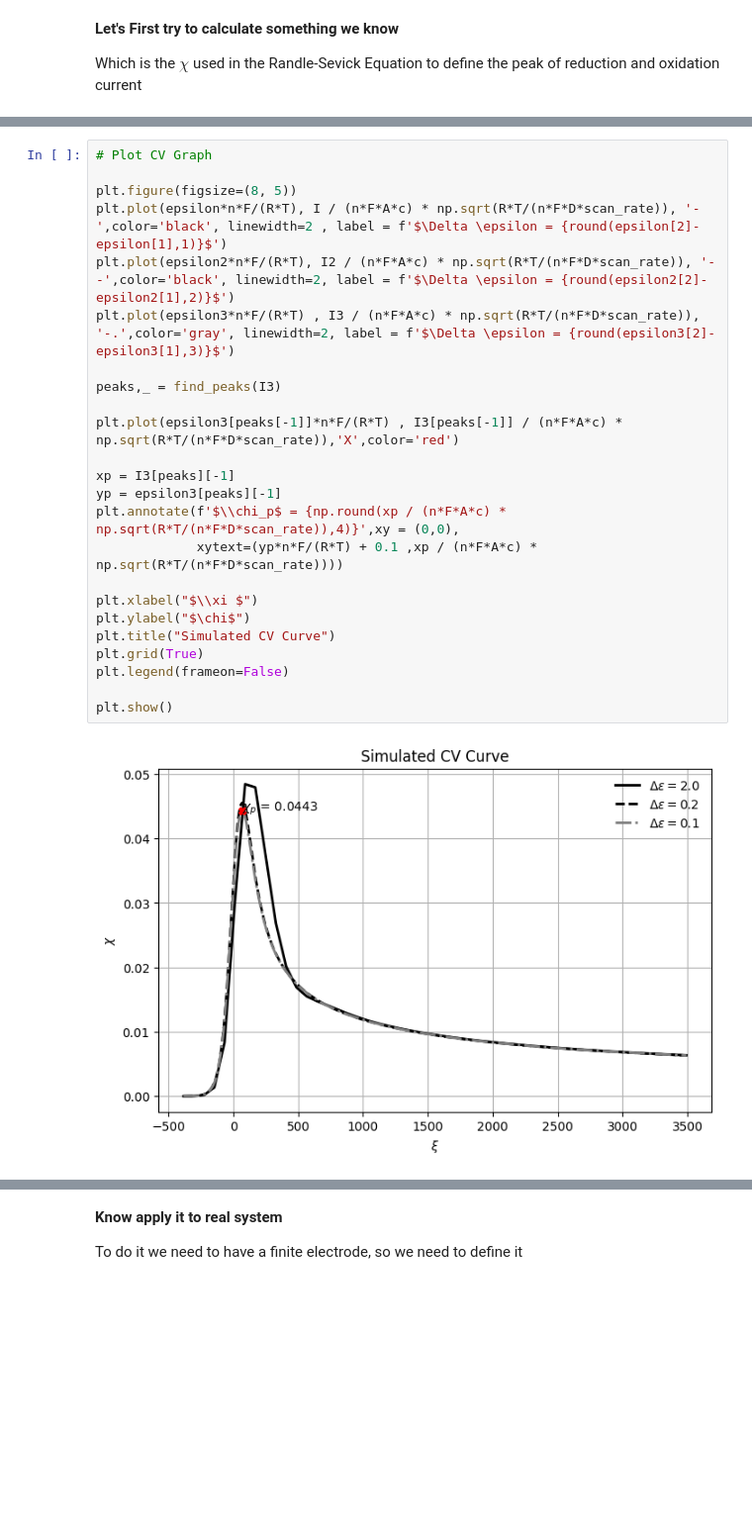
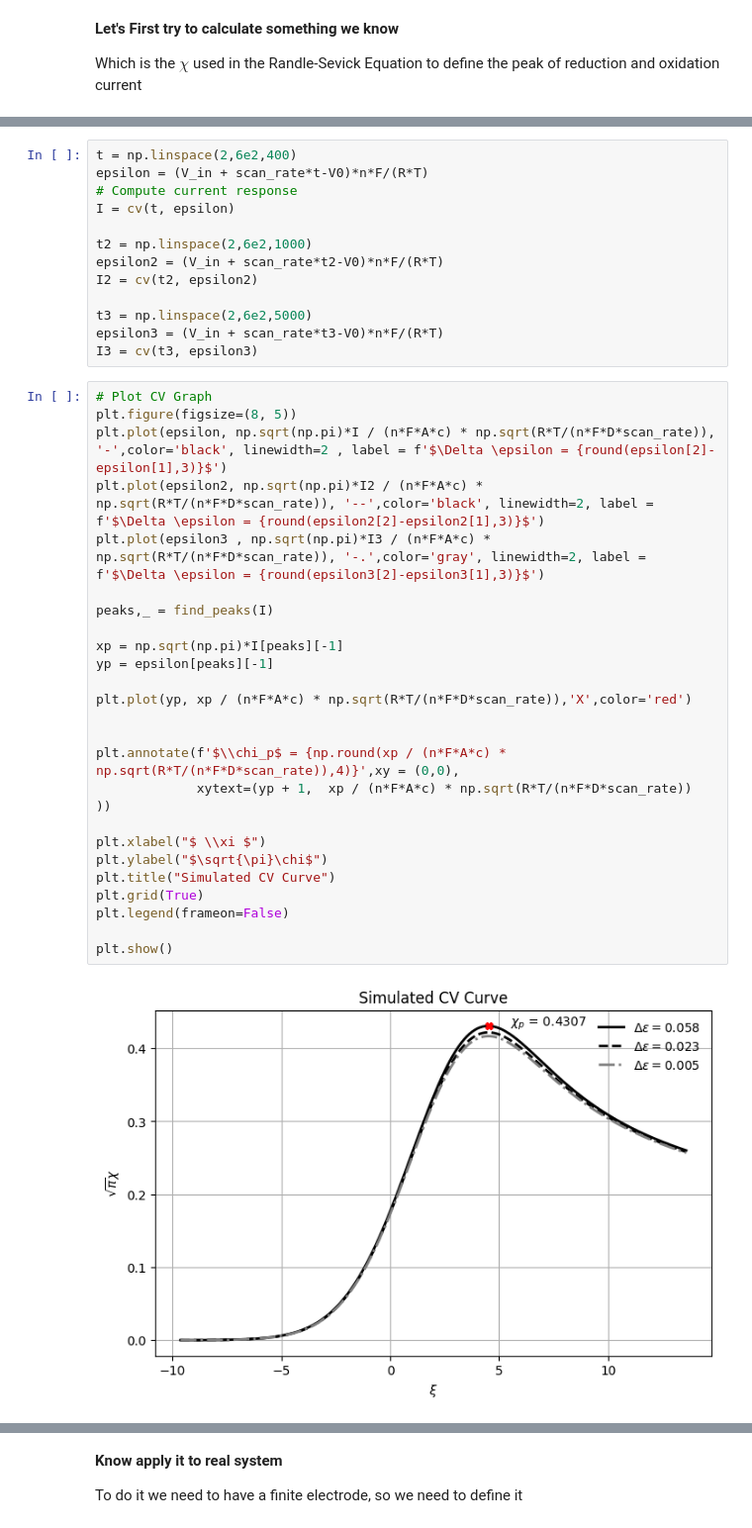
Before and after one commit to PassosSouza/LabsEletroquimica, a Jupyter notebook: Laboratorio 1/Cyclic Voltammetry - From paper.ipynb, the cells around one changed output, grey strips where cells are left out. Shown: that part at 99% size. Drawn from its saved outputs; the diff is of its cells as text; blank space fills up the shorter version.

```diff
--- a/Laboratorio 1/Cyclic Voltammetry - From paper.ipynb
+++ b/Laboratorio 1/Cyclic Voltammetry - From paper.ipynb
@@ -274,26 +277,40 @@ I3 = cv(t3, epsilon3)
+# %%
+t = np.linspace(2,6e2,400)
+epsilon = (V_in + scan_rate*t-V0)*n*F/(R*T)
+# Compute current response
+I = cv(t, epsilon)
+
+t2 = np.linspace(2,6e2,1000)
+epsilon2 = (V_in + scan_rate*t2-V0)*n*F/(R*T)
+I2 = cv(t2, epsilon2)
+
+t3 = np.linspace(2,6e2,5000)
+epsilon3 = (V_in + scan_rate*t3-V0)*n*F/(R*T)
+I3 = cv(t3, epsilon3)
 # %%
 # Plot CV Graph
+plt.figure(figsize=(8, 5))
+plt.plot(epsilon, np.sqrt(np.pi)*I / (n*F*A*c) * np.sqrt(R*T/(n*F*D*scan_rate)), '-',color='black', linewidth=2 , label = f'$\Delta \epsilon = {round(epsilon[2]-epsilon[1],3)}$')
+plt.plot(epsilon2, np.sqrt(np.pi)*I2 / (n*F*A*c) * np.sqrt(R*T/(n*F*D*scan_rate)), '--',color='black', linewidth=2, label = f'$\Delta \epsilon = {round(epsilon2[2]-epsilon2[1],3)}$')
+plt.plot(epsilon3 , np.sqrt(np.pi)*I3 / (n*F*A*c) * np.sqrt(R*T/(n*F*D*scan_rate)), '-.',color='gray', linewidth=2, label = f'$\Delta \epsilon = {round(epsilon3[2]-epsilon3[1],3)}$')
 
-plt.figure(figsize=(8, 5))
-plt.plot(epsilon*n*F/(R*T), I / (n*F*A*c) * np.sqrt(R*T/(n*F*D*scan_rate)), '-',color='black', linewidth=2 , label = f'$\Delta \epsilon = {round(epsilon[2]-epsilon[1],1)}$')
-plt.plot(epsilon2*n*F/(R*T), I2 / (n*F*A*c) * np.sqrt(R*T/(n*F*D*scan_rate)), '--',color='black', linewidth=2, label = f'$\Delta \epsilon = {round(epsilon2[2]-epsilon2[1],2)}$')
-plt.plot(epsilon3*n*F/(R*T) , I3 / (n*F*A*c) * np.sqrt(R*T/(n*F*D*scan_rate)), '-.',color='gray', linewidth=2, label = f'$\Delta \epsilon = {round(epsilon3[2]-epsilon3[1],3)}$')
+peaks,_ = find_peaks(I)
 
-peaks,_ = find_peaks(I3)
+xp = np.sqrt(np.pi)*I[peaks][-1]
+yp = epsilon[peaks][-1]
 
-plt.plot(epsilon3[peaks[-1]]*n*F/(R*T) , I3[peaks[-1]] / (n*F*A*c) * np.sqrt(R*T/(n*F*D*scan_rate)),'X',color='red')
+plt.plot(yp, xp / (n*F*A*c) * np.sqrt(R*T/(n*F*D*scan_rate)),'X',color='red')
 
-xp = I3[peaks][-1]
-yp = epsilon3[peaks][-1]
+
 plt.annotate(f'$\\chi_p$ = {np.round(xp / (n*F*A*c) * np.sqrt(R*T/(n*F*D*scan_rate)),4)}',xy = (0,0),
-             xytext=(yp*n*F/(R*T) + 0.1 ,xp / (n*F*A*c) * np.sqrt(R*T/(n*F*D*scan_rate))))
+             xytext=(yp + 1,  xp / (n*F*A*c) * np.sqrt(R*T/(n*F*D*scan_rate))  ))
 
-plt.xlabel("$\\xi $")
-plt.ylabel("$\chi$")
+plt.xlabel("$ \\xi $")
+plt.ylabel("$\sqrt{\pi}\chi$")
 plt.title("Simulated CV Curve")
 plt.grid(True)
 plt.legend(frameon=False)
 
 plt.show()
 # %% [output]
-[figure, old version]
+[figure, new version]
```
Also changed, not shown: parts of 23 cells of this notebook, 1 other file.
